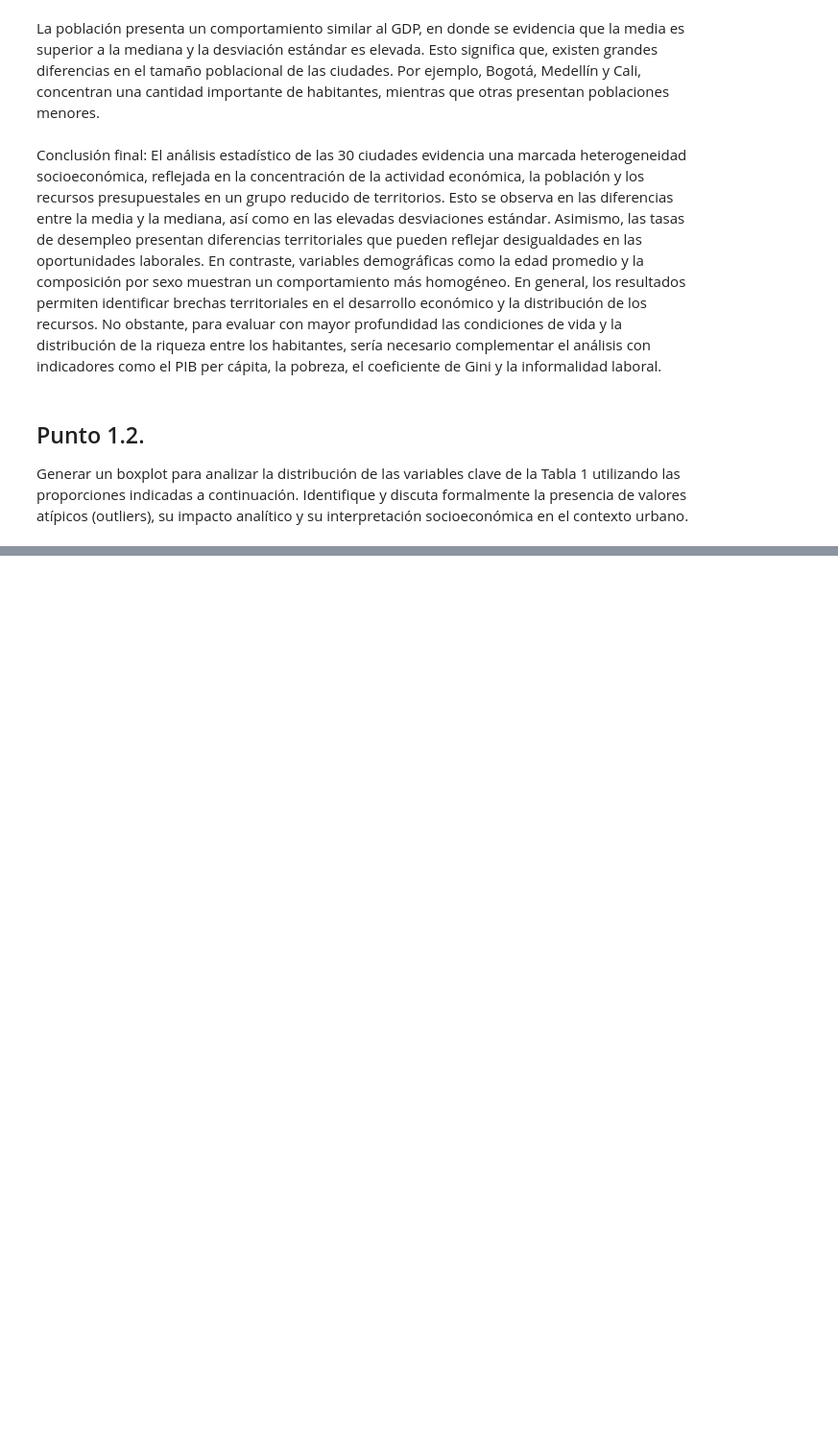
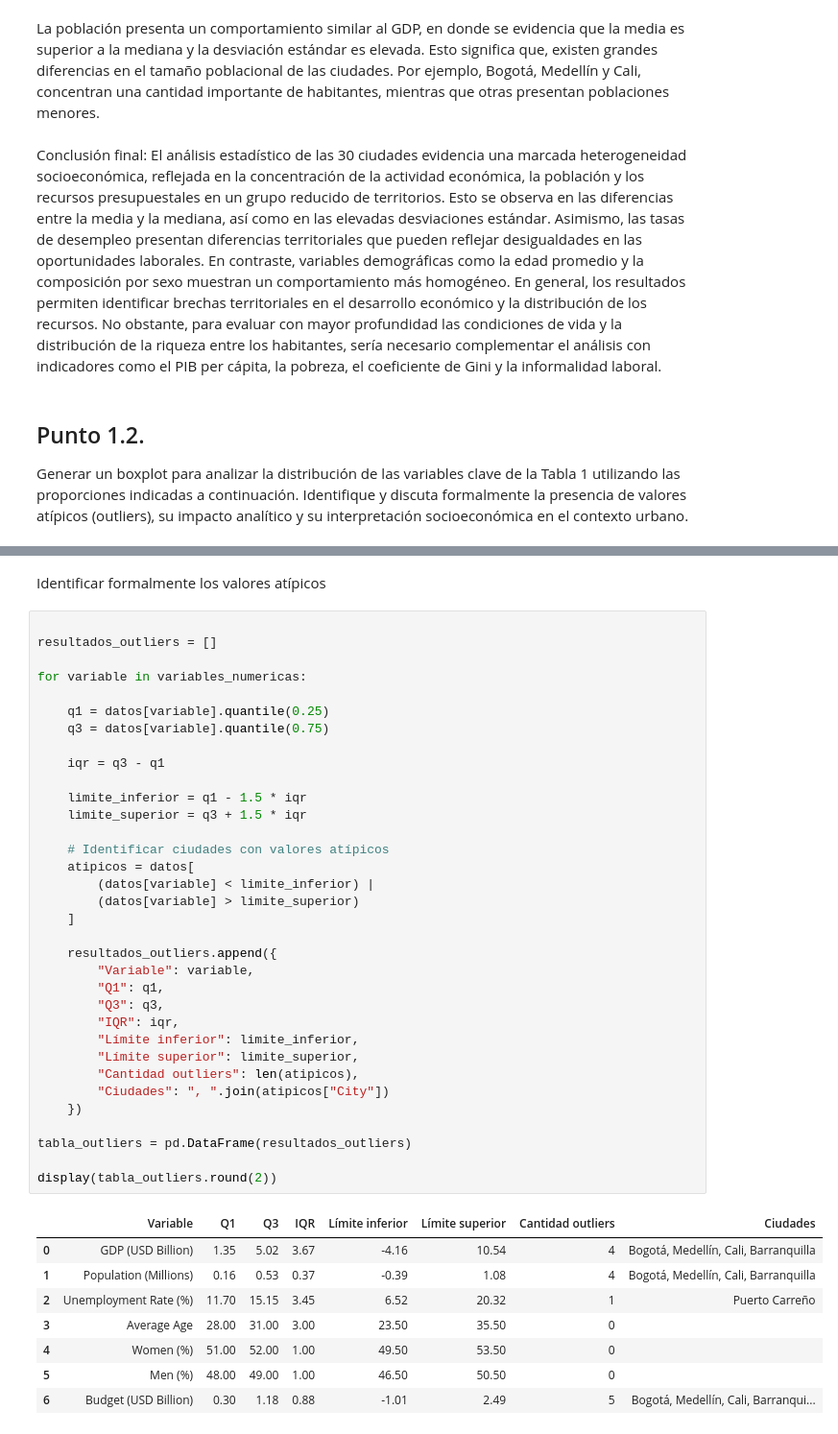
Before and after one commit to malejaDev/MachineLearning1, a Jupyter notebook: tarea1/src/notebook/tarea1.ipynb, the cells around one changed output, grey strips where cells are left out. Shown at 96% size. Saved outputs shown, nothing was run; the diff lists cells and outputs as text; blank space fills up the shorter version.

```diff
--- a/tarea1/src/notebook/tarea1.ipynb
+++ b/tarea1/src/notebook/tarea1.ipynb
@@ -243,0 +275,45 @@ Generar un boxplot para analizar la distribución de las variables clave de la T
+# %% [markdown]
+Identificar formalmente los valores atípicos
+# %%
+
+resultados_outliers = []
+
+for variable in variables_numericas:
+
+    q1 = datos[variable].quantile(0.25)
+    q3 = datos[variable].quantile(0.75)
+
+    iqr = q3 - q1
+
+    limite_inferior = q1 - 1.5 * iqr
+    limite_superior = q3 + 1.5 * iqr
+
+    # Identificar ciudades con valores atípicos
+    atipicos = datos[
+        (datos[variable] < limite_inferior) |
+        (datos[variable] > limite_superior)
+    ]
+
+    resultados_outliers.append({
+        "Variable": variable,
+        "Q1": q1,
+        "Q3": q3,
+        "IQR": iqr,
+        "Límite inferior": limite_inferior,
+        "Límite superior": limite_superior,
+        "Cantidad outliers": len(atipicos),
+        "Ciudades": ", ".join(atipicos["City"])
+    })
+
+tabla_outliers = pd.DataFrame(resultados_outliers)
+
+display(tabla_outliers.round(2))
+# %% [output]
+|  | Variable | Q1 | Q3 | IQR | Límite inferior | Límite superior | Cantidad outliers | Ciudades |
+| 0 | GDP (USD Billion) | 1.35 | 5.02 | 3.67 | -4.16 | 10.54 | 4 | Bogotá, Medellín, Cali, Barranquilla |
+| 1 | Population (Millions) | 0.16 | 0.53 | 0.37 | -0.39 | 1.08 | 4 | Bogotá, Medellín, Cali, Barranquilla |
+| 2 | Unemployment Rate (%) | 11.70 | 15.15 | 3.45 | 6.52 | 20.32 | 1 | Puerto Carreño |
+| 3 | Average Age | 28.00 | 31.00 | 3.00 | 23.50 | 35.50 | 0 |  |
+| 4 | Women (%) | 51.00 | 52.00 | 1.00 | 49.50 | 53.50 | 0 |  |
+| 5 | Men (%) | 48.00 | 49.00 | 1.00 | 46.50 | 50.50 | 0 |  |
+| 6 | Budget (USD Billion) | 0.30 | 1.18 | 0.88 | -1.01 | 2.49 | 5 | Bogotá, Medellín, Cali, Barranqui... |
```
Also changed, not shown: parts of 3 cells of this notebook, 2 other files.
